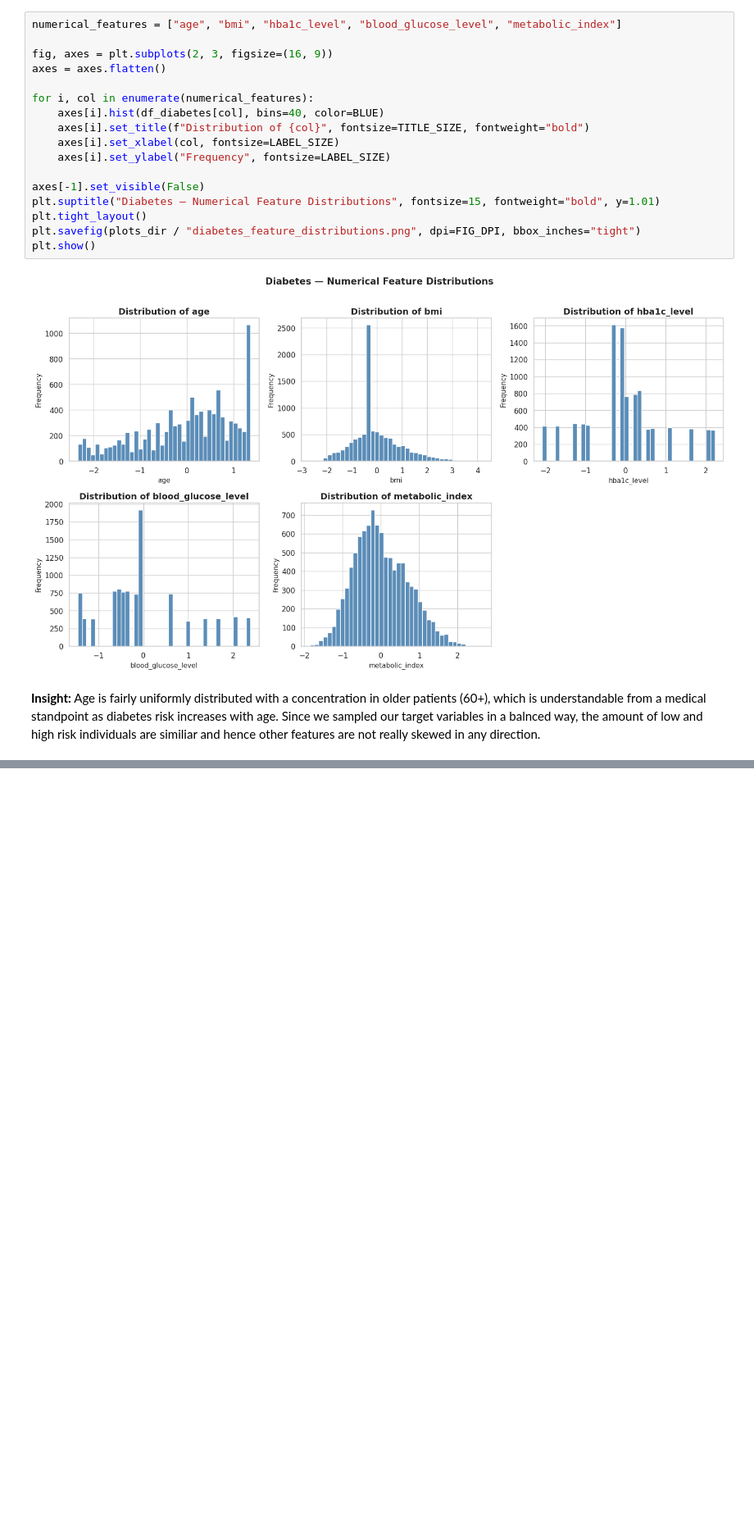
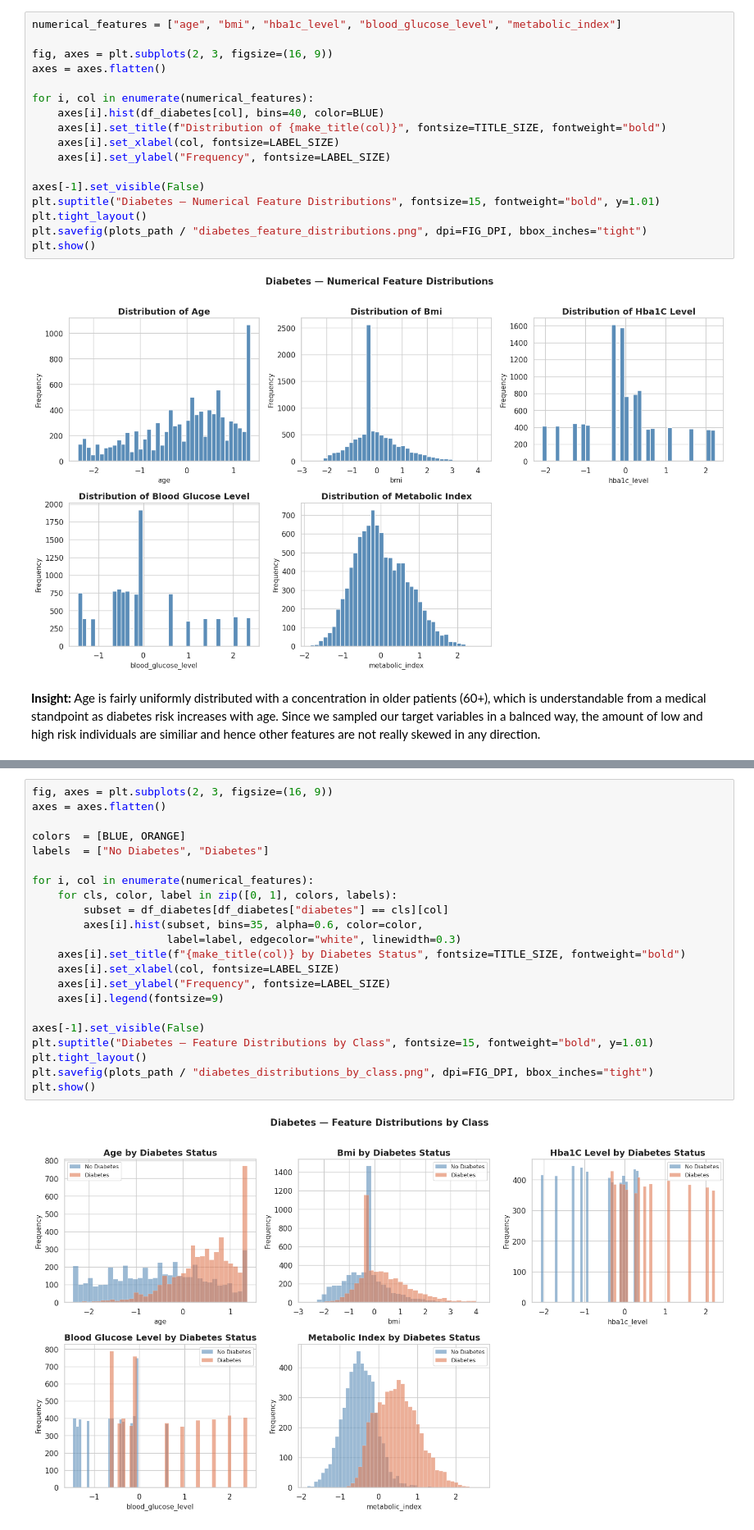
Before and after one commit to HavocRT/DSProject2, a Jupyter notebook: notebooks/04_ExploratoryDataAnalysis.ipynb, the cells around one changed output, grey strips where cells are left out. Shown at 82% size. Drawn from its saved outputs; the diff is of its cells as text; blank space fills up the shorter version.

```diff
--- a/notebooks/04_ExploratoryDataAnalysis.ipynb
+++ b/notebooks/04_ExploratoryDataAnalysis.ipynb
@@ -110,14 +115,14 @@ axes = axes.flatten()
 
 for i, col in enumerate(numerical_features):
     axes[i].hist(df_diabetes[col], bins=40, color=BLUE)
-    axes[i].set_title(f"Distribution of {col}", fontsize=TITLE_SIZE, fontweight="bold")
+    axes[i].set_title(f"Distribution of {make_title(col)}", fontsize=TITLE_SIZE, fontweight="bold")
     axes[i].set_xlabel(col, fontsize=LABEL_SIZE)
     axes[i].set_ylabel("Frequency", fontsize=LABEL_SIZE)
 
 axes[-1].set_visible(False)
 plt.suptitle("Diabetes — Numerical Feature Distributions", fontsize=15, fontweight="bold", y=1.01)
 plt.tight_layout()
-plt.savefig(plots_dir / "diabetes_feature_distributions.png", dpi=FIG_DPI, bbox_inches="tight")
+plt.savefig(plots_path / "diabetes_feature_distributions.png", dpi=FIG_DPI, bbox_inches="tight")
 plt.show()
 # %% [output]
 [figure]
@@ -125,0 +133,24 @@ plt.show()
+# %%
+fig, axes = plt.subplots(2, 3, figsize=(16, 9))
+axes = axes.flatten()
+
+colors  = [BLUE, ORANGE]
+labels  = ["No Diabetes", "Diabetes"]
+
+for i, col in enumerate(numerical_features):
+    for cls, color, label in zip([0, 1], colors, labels):
+        subset = df_diabetes[df_diabetes["diabetes"] == cls][col]
+        axes[i].hist(subset, bins=35, alpha=0.6, color=color,
+                     label=label, edgecolor="white", linewidth=0.3)
+    axes[i].set_title(f"{make_title(col)} by Diabetes Status", fontsize=TITLE_SIZE, fontweight="bold")
+    axes[i].set_xlabel(col, fontsize=LABEL_SIZE)
+    axes[i].set_ylabel("Frequency", fontsize=LABEL_SIZE)
+    axes[i].legend(fontsize=9)
+
+axes[-1].set_visible(False)
+plt.suptitle("Diabetes — Feature Distributions by Class", fontsize=15, fontweight="bold", y=1.01)
+plt.tight_layout()
+plt.savefig(plots_path / "diabetes_distributions_by_class.png", dpi=FIG_DPI, bbox_inches="tight")
+plt.show()
+# %% [output]
+[figure, added]
```
Also changed, not shown: parts of 57 cells of this notebook, 21 other files.
